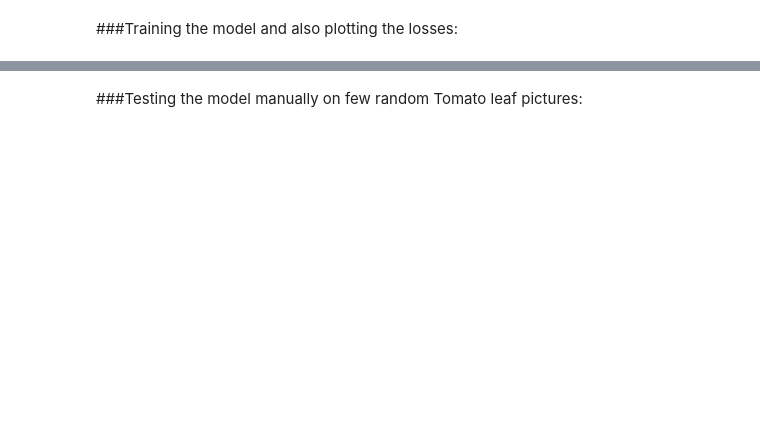
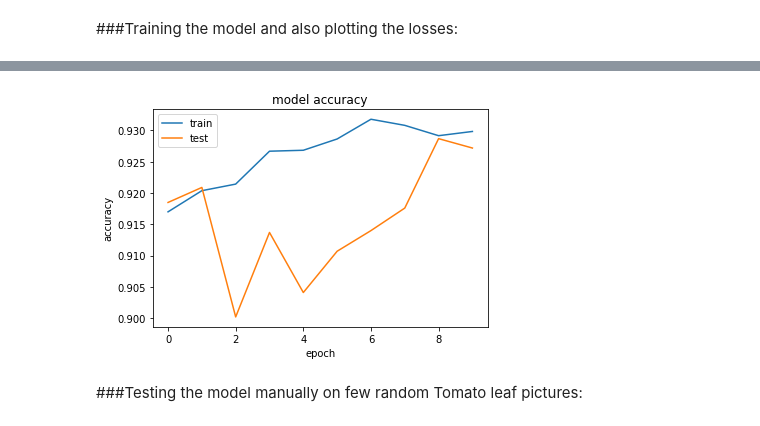
Before and after one commit to atul-g/leaf_diseases, a Jupyter notebook: tomato_disease_diagnosis.ipynb, the cells around one changed output, grey strips where cells are left out. Saved outputs shown, nothing was run; the diff lists cells and outputs as text; code cells hidden in the pictures; blank space fills up the shorter version.

Commit message:
Added more dense layers on top of the mobilenet model.

```diff
--- a/tomato_disease_diagnosis.ipynb
+++ b/tomato_disease_diagnosis.ipynb
@@ -56,7 +54,7 @@ from tensorflow.keras.preprocessing.image import ImageDataGenerator
 import matplotlib.pyplot as plt
 
 ##### CREATING TEST AND TRAIN IMAGE DATA GENERATORS
-IMG_SIZE=256
+IMG_SIZE=192
 
 import os
 cwd=os.path.join(os.getcwd(), 'drive/My Drive')
@@ -82,6 +82,9 @@ inception-resnet-v2 - (299, 299) or closer: https://tfhub.dev/google/imagenet/in
 
 model = tf.keras.Sequential([
     hub.KerasLayer("https://tfhub.dev/google/imagenet/mobilenet_v1_075_192/quantops/feature_vector/3", trainable=False, input_shape=(192,192,3)),
+    tf.keras.layers.Dense(512, activation='relu'),
+    tf.keras.layers.Dense(256, activation='relu'),
+    tf.keras.layers.Dense(64, activation='relu'),
     tf.keras.layers.Dense(10, activation='softmax')
 ])
 
@@ -109,4 +137,5 @@ plt.legend(['train', 'test'], loc='upper left')
 plt.show()
 
 
-model.save(cwd+'/my_tomato_model_mobilenet.h5')
+model.save(cwd+'/my_tomato_model_mobilenet(more_dense).h5')
+# %% [output]
@@ -113,3 +162,4 @@ model.save(cwd+'/my_tomato_model_mobilenet.h5')
+[figure, added]
 # %% [markdown]
 ###Testing the model manually on few random Tomato leaf pictures:
 # %%
```
Also changed, not shown: parts of 5 cells of this notebook, 6 other files.
